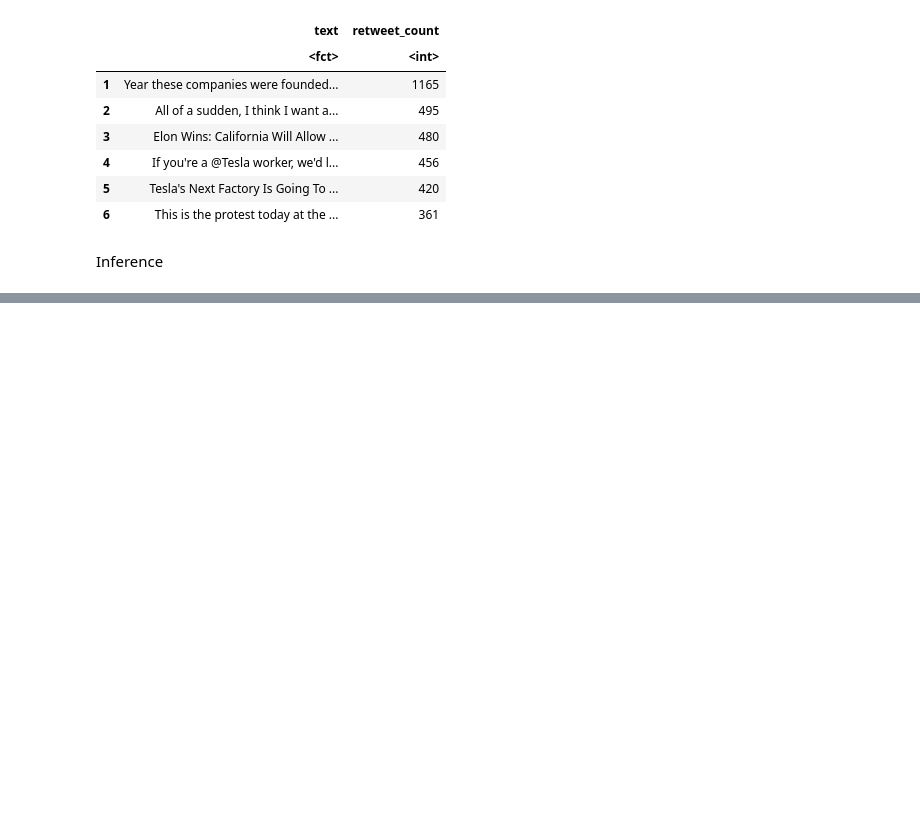
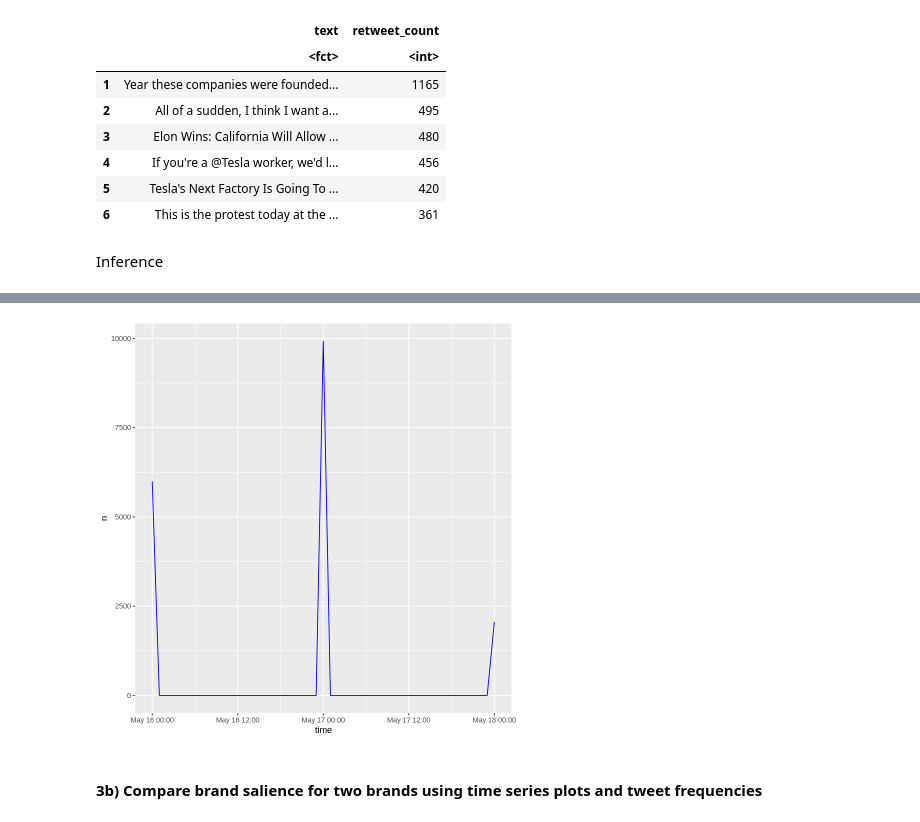
Before and after one commit to datacamp/Brand-Analysis-using-Social-Media-Data-in-R-Live-Training, a Jupyter notebook: notebooks/brand_analysis_solution.ipynb, the cells around one changed output, grey strips where cells are left out. Drawn from its saved outputs; the diff is of its cells as text; code cells hidden in the pictures; blank space fills up the shorter version.

```diff
--- a/notebooks/brand_analysis_solution.ipynb
+++ b/notebooks/brand_analysis_solution.ipynb
@@ -199,0 +210,7 @@ head(tesladf)
+# %%
+# Create a time series plot
+ts_plot(tesladf, by = "hours", color = "blue")
+# %% [output]
+[figure, added]
+# %% [markdown]
+#### 3b) Compare brand salience for two brands using time series plots and tweet frequencies
```
Also changed, not shown: parts of 5 cells of this notebook.
